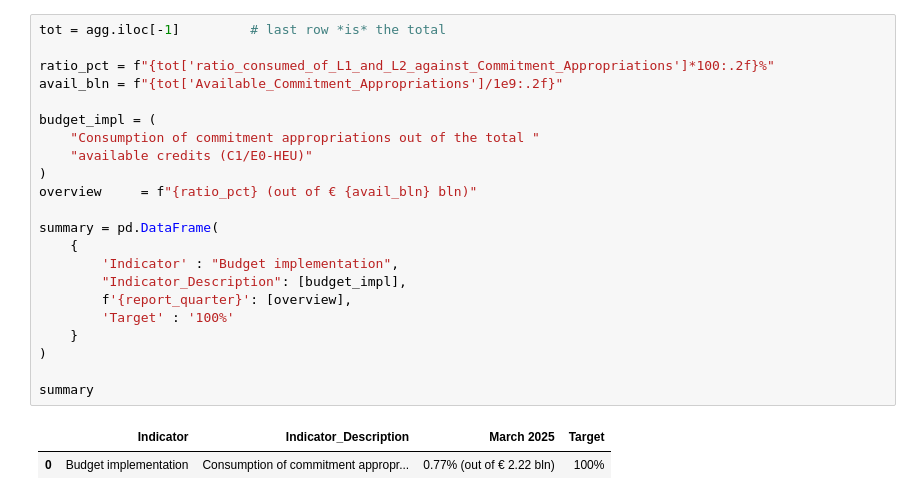
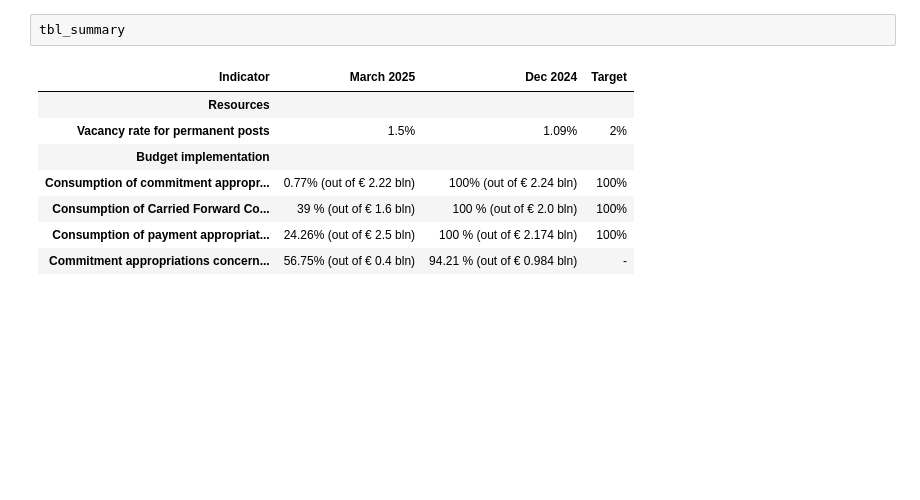
Before and after one commit to vinciliba/QuarterlyReport, a Jupyter notebook: overview.ipynb, the cells around one changed output. Drawn from its saved outputs; the diff is of its cells as text; blank space fills up the shorter version.

Commit message:
3rd commitment 16/05/2025

```diff
--- a/overview.ipynb
+++ b/overview.ipynb
@@ -147,25 +291,11 @@ agg
-# %%
-tot = agg.iloc[-1]         # last row *is* the total
-
-ratio_pct = f"{tot['ratio_consumed_of_L1_and_L2_against_Commitment_Appropriations']*100:.2f}%"
-avail_bln = f"{tot['Available_Commitment_Appropriations']/1e9:.2f}"
-
-budget_impl = (
-    "Consumption of commitment appropriations out of the total "
-    "available credits (C1/E0-HEU)"
-)
-overview     = f"{ratio_pct} (out of € {avail_bln} bln)"
-
-summary = pd.DataFrame(
-    {
-        'Indicator' : "Budget implementation",
-        "Indicator_Description": [budget_impl],
-        f'{report_quarter}': [overview],
-        'Target' : '100%'
-    }
-)
-
-summary
-# %% [output]
-|  | Indicator | Indicator_Description | March 2025 | Target |
-| 0 | Budget implementation | Consumption of commitment appropr... | 0.77% (out of € 2.22 bln) | 100% |
+# %%
+tbl_summary
+# %% [output]
+| Indicator | March 2025 | Dec 2024 | Target |
+| Resources |  |  |  |
+| Vacancy rate for permanent posts | 1.5% | 1.09% | 2% |
+| Budget implementation |  |  |  |
+| Consumption of commitment appropr... | 0.77% (out of € 2.22 bln) | 100% (out of € 2.24 bln) | 100% |
+| Consumption of Carried Forward Co... | 39 % (out of € 1.6 bln) | 100 % (out of € 2.0 bln) | 100% |
+| Consumption of payment appropriat... | 24.26% (out of € 2.5 bln) | 100 % (out of € 2.174 bln) | 100% |
+| Commitment appropriations concern... | 56.75% (out of € 0.4 bln) | 94.21 % (out of € 0.984 bln) | - |
```
Also changed, not shown: parts of 3 cells of this notebook, 4 other files.
